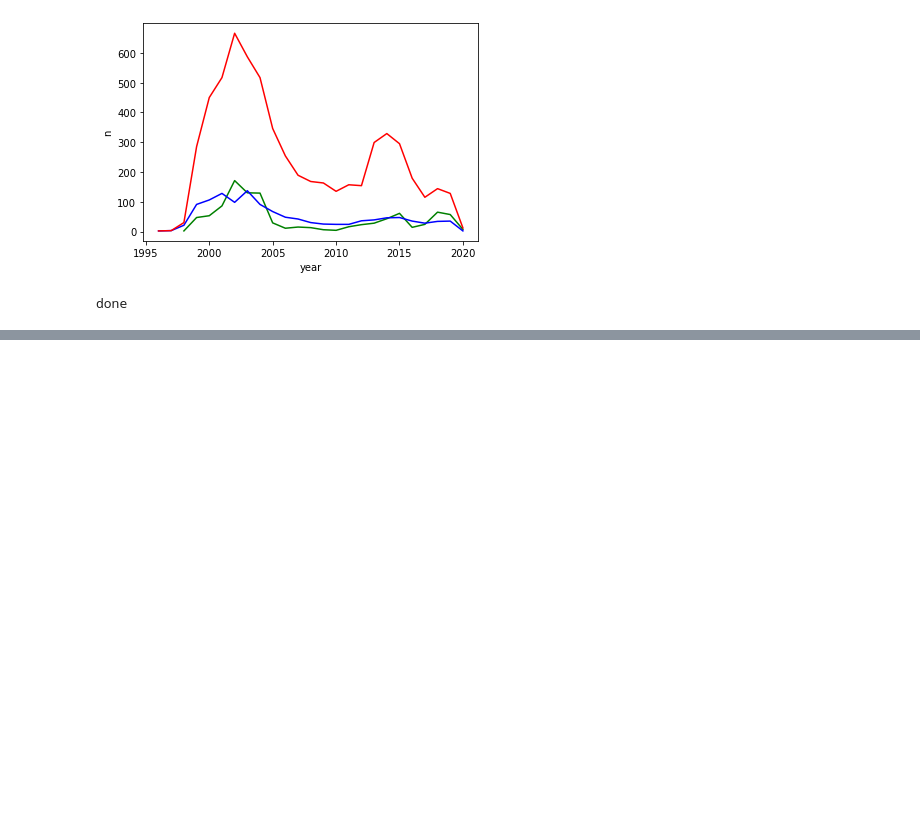
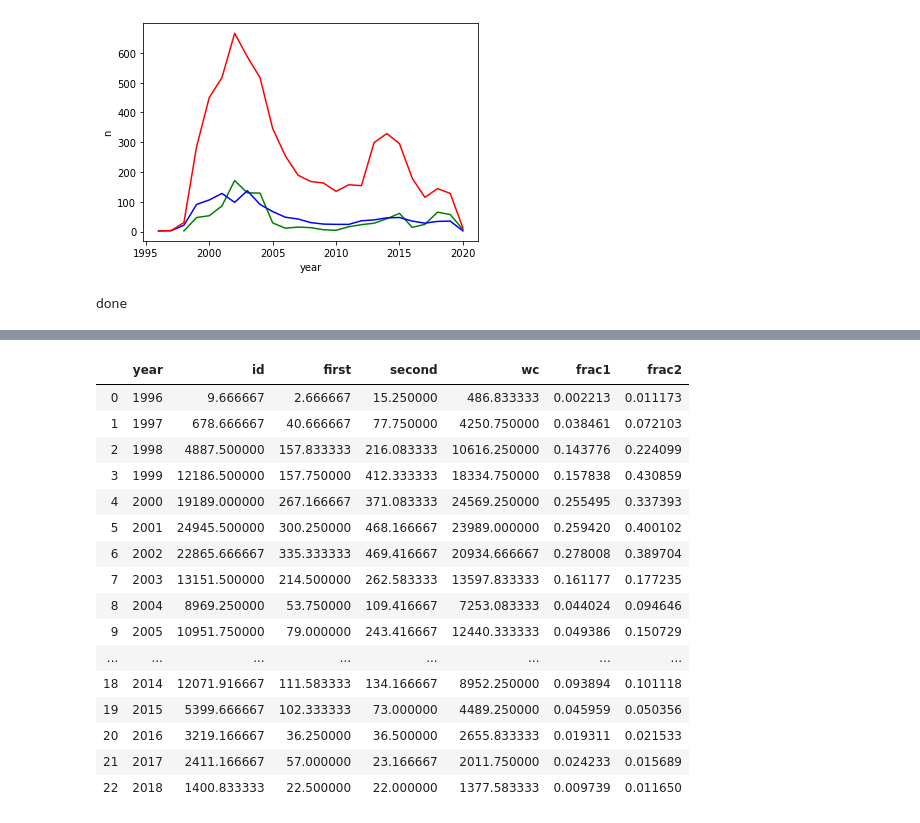
Before and after one commit to crboothb/sciencemag-careers-analysis, a Jupyter notebook: scripts/classifier_test2.ipynb, the cells around one changed output, grey strips where cells are left out. Cells and saved outputs as stored; diff of their text form; code cells hidden in the pictures; blank space fills up the shorter version.

```diff
--- a/scripts/classifier_test2.ipynb
+++ b/scripts/classifier_test2.ipynb
@@ -98,0 +134,30 @@ done
+# %%
+
+counts_plot_df = counts_df.groupby("year").sum()/12
+
+counts_plot_df = counts_plot_df.reset_index()
+
+# if test == True:
+#     print(df.head())
+#     sns.lineplot(x = w_x, y = "n", color = color, data = df)
+#     plt.pyplot.show()
+
+counts_plot_df
+# %% [output]
+|  | year | id | first | second | wc | frac1 | frac2 |
+| 0 | 1996 | 9.666667 | 2.666667 | 15.250000 | 486.833333 | 0.002213 | 0.011173 |
+| 1 | 1997 | 678.666667 | 40.666667 | 77.750000 | 4250.750000 | 0.038461 | 0.072103 |
+| 2 | 1998 | 4887.500000 | 157.833333 | 216.083333 | 10616.250000 | 0.143776 | 0.224099 |
+| 3 | 1999 | 12186.500000 | 157.750000 | 412.333333 | 18334.750000 | 0.157838 | 0.430859 |
+| 4 | 2000 | 19189.000000 | 267.166667 | 371.083333 | 24569.250000 | 0.255495 | 0.337393 |
+| 5 | 2001 | 24945.500000 | 300.250000 | 468.166667 | 23989.000000 | 0.259420 | 0.400102 |
+| 6 | 2002 | 22865.666667 | 335.333333 | 469.416667 | 20934.666667 | 0.278008 | 0.389704 |
+| 7 | 2003 | 13151.500000 | 214.500000 | 262.583333 | 13597.833333 | 0.161177 | 0.177235 |
+| 8 | 2004 | 8969.250000 | 53.750000 | 109.416667 | 7253.083333 | 0.044024 | 0.094646 |
+| 9 | 2005 | 10951.750000 | 79.000000 | 243.416667 | 12440.333333 | 0.049386 | 0.150729 |
+| ... | ... | ... | ... | ... | ... | ... | ... |
+| 18 | 2014 | 12071.916667 | 111.583333 | 134.166667 | 8952.250000 | 0.093894 | 0.101118 |
+| 19 | 2015 | 5399.666667 | 102.333333 | 73.000000 | 4489.250000 | 0.045959 | 0.050356 |
+| 20 | 2016 | 3219.166667 | 36.250000 | 36.500000 | 2655.833333 | 0.019311 | 0.021533 |
+| 21 | 2017 | 2411.166667 | 57.000000 | 23.166667 | 2011.750000 | 0.024233 | 0.015689 |
+| 22 | 2018 | 1400.833333 | 22.500000 | 22.000000 | 1377.583333 | 0.009739 | 0.011650 |
```
Also changed, not shown: parts of 10 cells of this notebook, 1 other file.
